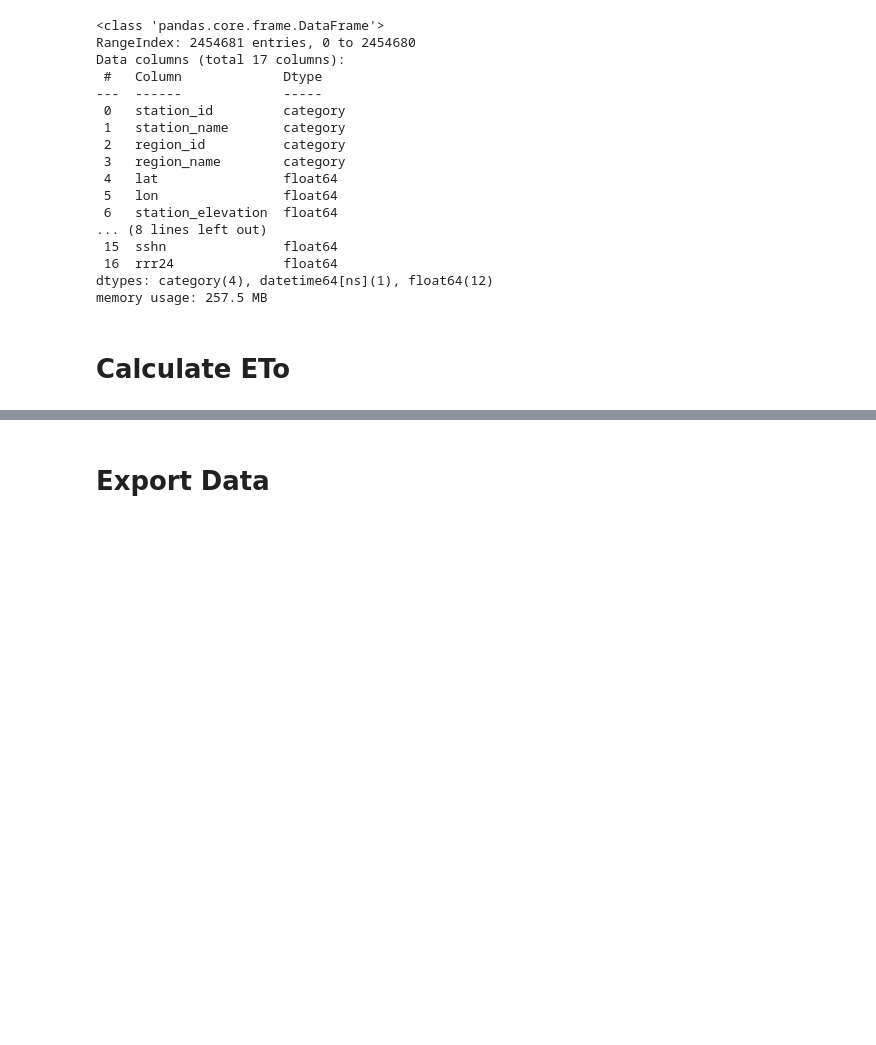
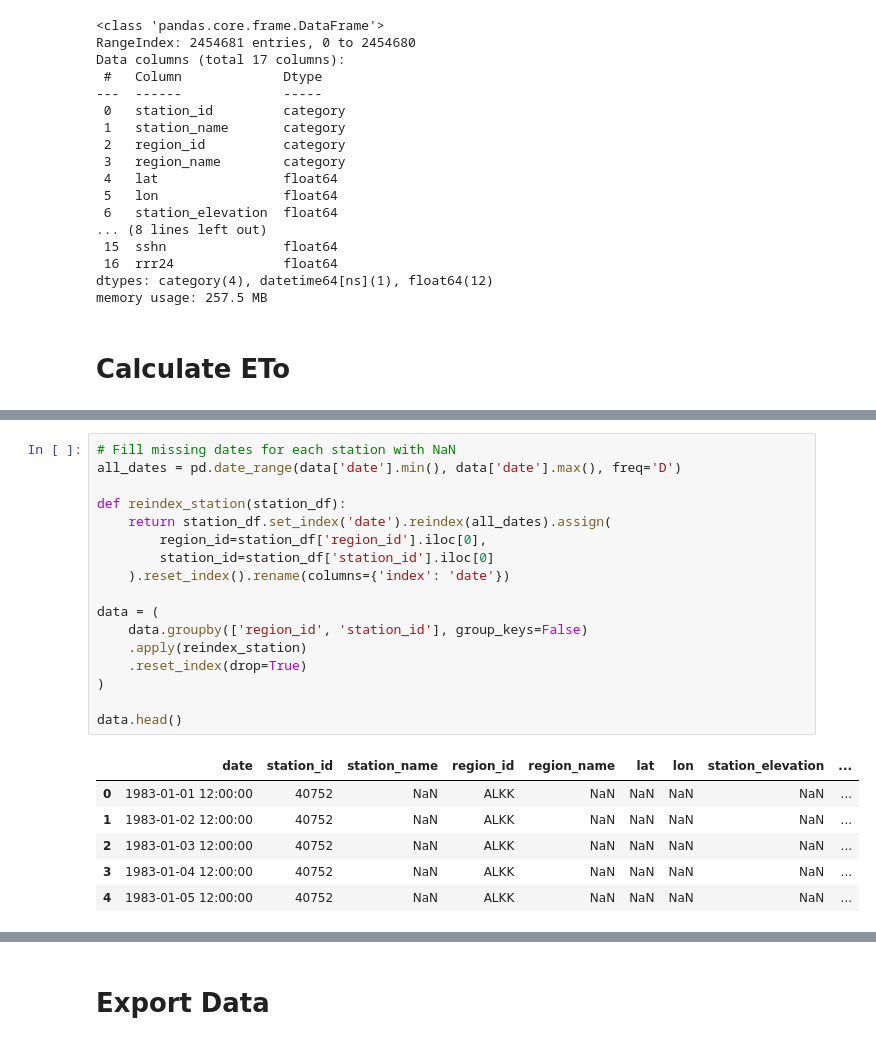
Before and after one commit to shirazialianpooya/panel-data-eto, a Jupyter notebook: src/Python/_02_Calculate_ETo.ipynb, the cells around one changed output, grey strips where cells are left out. Cells and saved outputs as stored; diff of their text form; blank space fills up the shorter version.

```diff
--- a/src/Python/_02_Calculate_ETo.ipynb
+++ b/src/Python/_02_Calculate_ETo.ipynb
@@ -120,0 +155,24 @@ data
+# %%
+# Fill missing dates for each station with NaN
+all_dates = pd.date_range(data['date'].min(), data['date'].max(), freq='D')
+
+def reindex_station(station_df):
+    return station_df.set_index('date').reindex(all_dates).assign(
+        region_id=station_df['region_id'].iloc[0],
+        station_id=station_df['station_id'].iloc[0]
+    ).reset_index().rename(columns={'index': 'date'})
+
+data = (
+    data.groupby(['region_id', 'station_id'], group_keys=False)
+    .apply(reindex_station)
+    .reset_index(drop=True)
+)
+
+data.head()
+# %% [output]
+|  | date | station_id | station_name | region_id | region_name | lat | lon | station_elevation | ... |
+| 0 | 1983-01-01 12:00:00 | 40752 | NaN | ALKK | NaN | NaN | NaN | NaN | ... |
+| 1 | 1983-01-02 12:00:00 | 40752 | NaN | ALKK | NaN | NaN | NaN | NaN | ... |
+| 2 | 1983-01-03 12:00:00 | 40752 | NaN | ALKK | NaN | NaN | NaN | NaN | ... |
+| 3 | 1983-01-04 12:00:00 | 40752 | NaN | ALKK | NaN | NaN | NaN | NaN | ... |
+| 4 | 1983-01-05 12:00:00 | 40752 | NaN | ALKK | NaN | NaN | NaN | NaN | ... |
```
Also changed, not shown: parts of 5 cells of this notebook, 1 other file.
